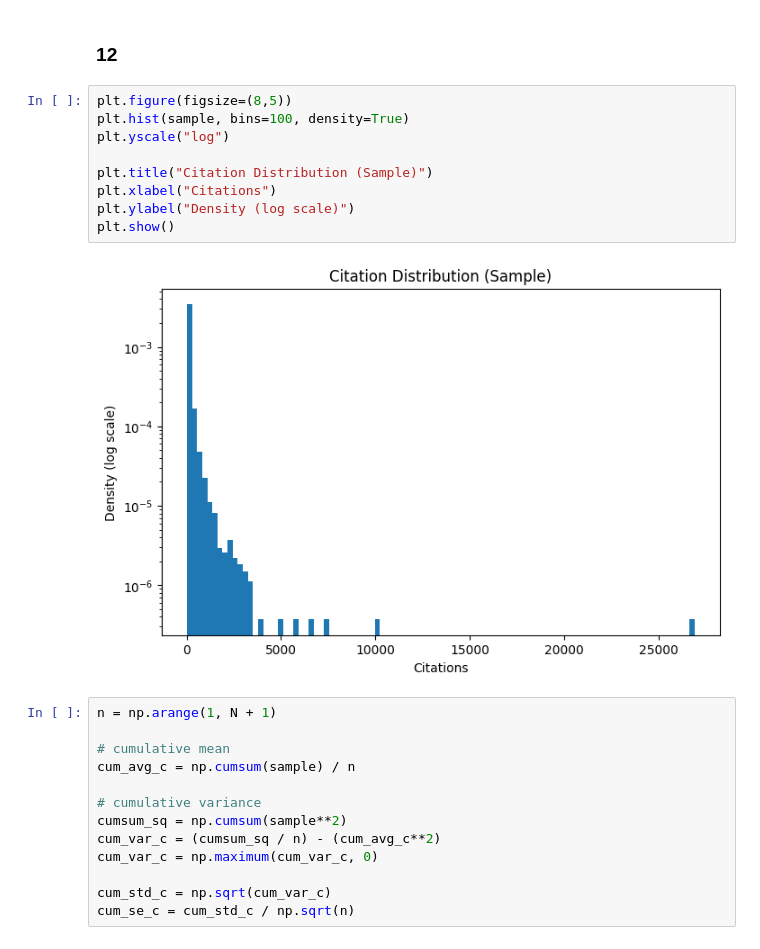
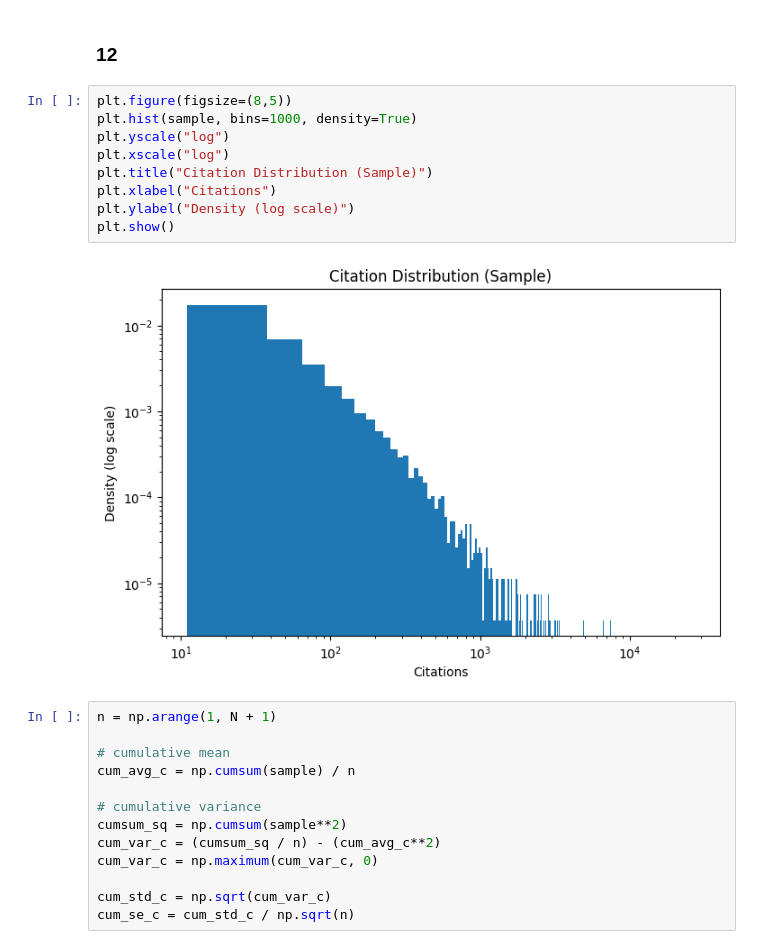
Before and after one commit to Mikel-Yu/comsocsci2026_private, a Jupyter notebook: lectures/Week5.ipynb, the cells around one changed output. Cells and saved outputs as stored; diff of their text form.

```diff
--- a/lectures/Week5.ipynb
+++ b/lectures/Week5.ipynb
@@ -383,15 +383,15 @@ Sample size: 10000
 ### 12
 # %%
 plt.figure(figsize=(8,5))
-plt.hist(sample, bins=100, density=True)
+plt.hist(sample, bins=1000, density=True)
 plt.yscale("log")
-
+plt.xscale("log")
 plt.title("Citation Distribution (Sample)")
 plt.xlabel("Citations")
 plt.ylabel("Density (log scale)")
 plt.show()
 # %% [output]
-[figure, old version]
+[figure, new version]
 # %%
 n = np.arange(1, N + 1)
 
```
Also changed, not shown: parts of 10 cells of this notebook, 18 other files.
